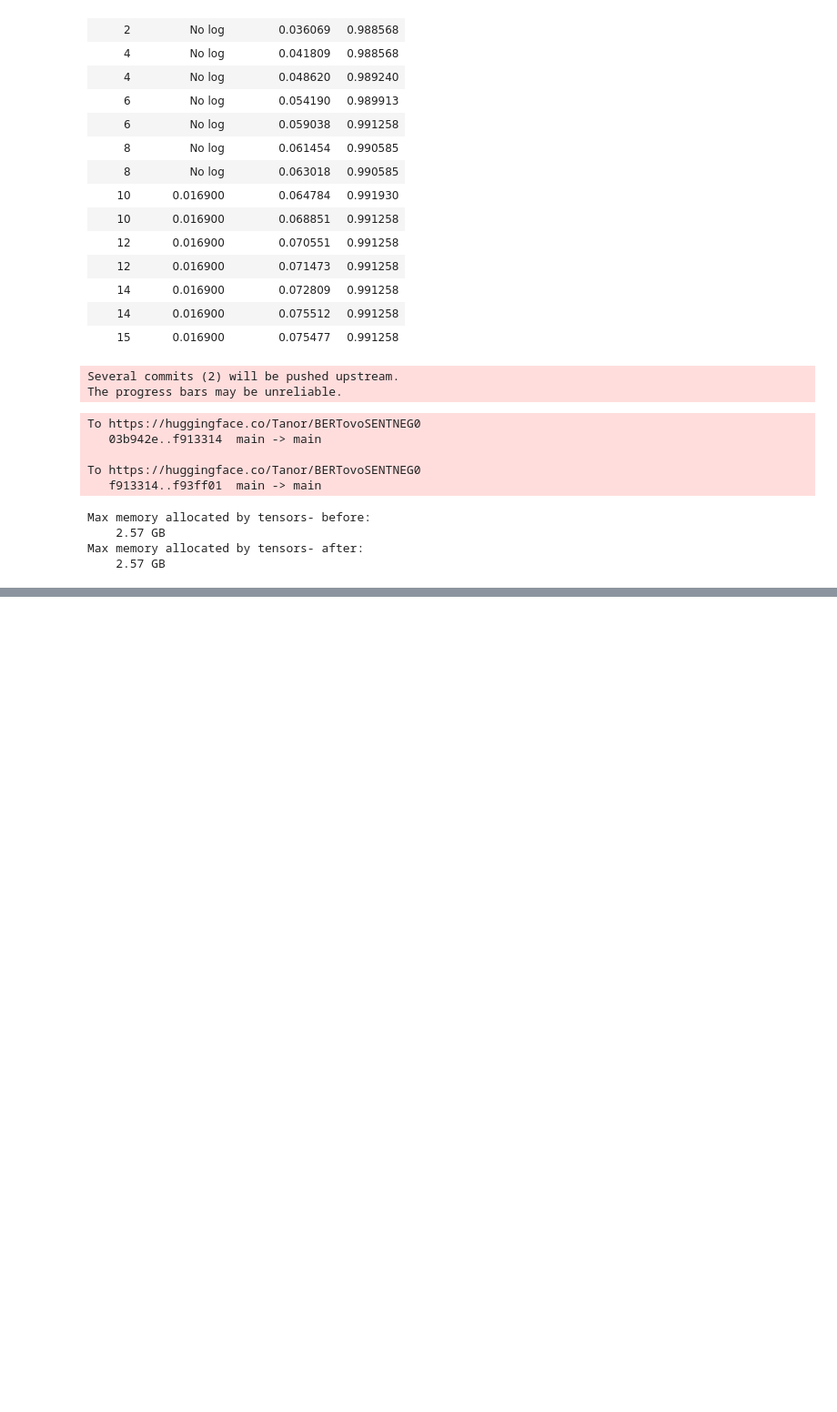
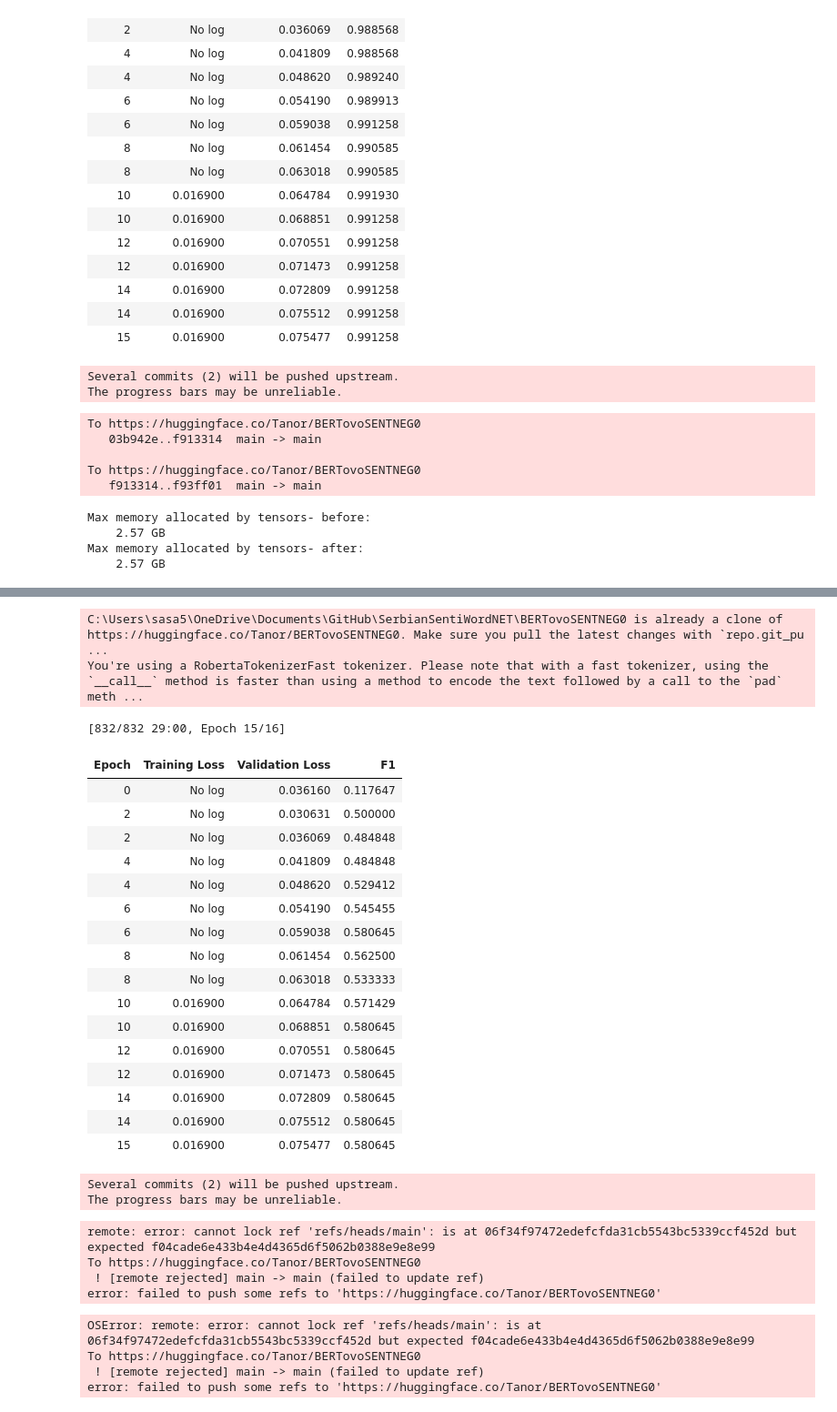
Before and after one commit to Petlinkar/SerbianSentiWordNET, a Jupyter notebook: Training run for BERT.ipynb, the cells around one changed output, grey strips where cells are left out. Shown at 91% size. Cells and saved outputs as stored; diff of their text form; code cells hidden in the pictures; blank space fills up the shorter version.

```diff
--- a/Training run for BERT.ipynb
+++ b/Training run for BERT.ipynb
@@ -166,0 +381,33 @@ trainBERTic.test_model(0, "NEG")
+# %%
+trainBERTovo.train_model(0, "NEG", eval="f1")
+# %% [output]
+C:\Users\sasa5\OneDrive\Documents\GitHub\SerbianSentiWordNET\BERTovoSENTNEG0 is already a clone of https://huggingface.co/Tanor/BERTovoSENTNEG0. Make sure you pull the latest changes with `repo.git_pu ...
+You're using a RobertaTokenizerFast tokenizer. Please note that with a fast tokenizer, using the `__call__` method is faster than using a method to encode the text followed by a call to the `pad` meth ...
+[832/832 29:00, Epoch 15/16]
+| Epoch | Training Loss | Validation Loss | F1 |
+| 0 | No log | 0.036160 | 0.117647 |
+| 2 | No log | 0.030631 | 0.500000 |
+| 2 | No log | 0.036069 | 0.484848 |
+| 4 | No log | 0.041809 | 0.484848 |
+| 4 | No log | 0.048620 | 0.529412 |
+| 6 | No log | 0.054190 | 0.545455 |
+| 6 | No log | 0.059038 | 0.580645 |
+| 8 | No log | 0.061454 | 0.562500 |
+| 8 | No log | 0.063018 | 0.533333 |
+| 10 | 0.016900 | 0.064784 | 0.571429 |
+| 10 | 0.016900 | 0.068851 | 0.580645 |
+| 12 | 0.016900 | 0.070551 | 0.580645 |
+| 12 | 0.016900 | 0.071473 | 0.580645 |
+| 14 | 0.016900 | 0.072809 | 0.580645 |
+| 14 | 0.016900 | 0.075512 | 0.580645 |
+| 15 | 0.016900 | 0.075477 | 0.580645 |
+Several commits (2) will be pushed upstream.
+The progress bars may be unreliable.
+remote: error: cannot lock ref 'refs/heads/main': is at 06f34f97472edefcfda31cb5543bc5339ccf452d but expected f04cade6e433b4e4d4365d6f5062b0388e9e8e99
+To https://huggingface.co/Tanor/BERTovoSENTNEG0
+ ! [remote rejected] main -> main (failed to update ref)
+error: failed to push some refs to 'https://huggingface.co/Tanor/BERTovoSENTNEG0'
+OSError: remote: error: cannot lock ref 'refs/heads/main': is at 06f34f97472edefcfda31cb5543bc5339ccf452d but expected f04cade6e433b4e4d4365d6f5062b0388e9e8e99
+To https://huggingface.co/Tanor/BERTovoSENTNEG0
+ ! [remote rejected] main -> main (failed to update ref)
+error: failed to push some refs to 'https://huggingface.co/Tanor/BERTovoSENTNEG0'
```
Also changed, not shown: parts of 17 cells of this notebook, 14 other files.
